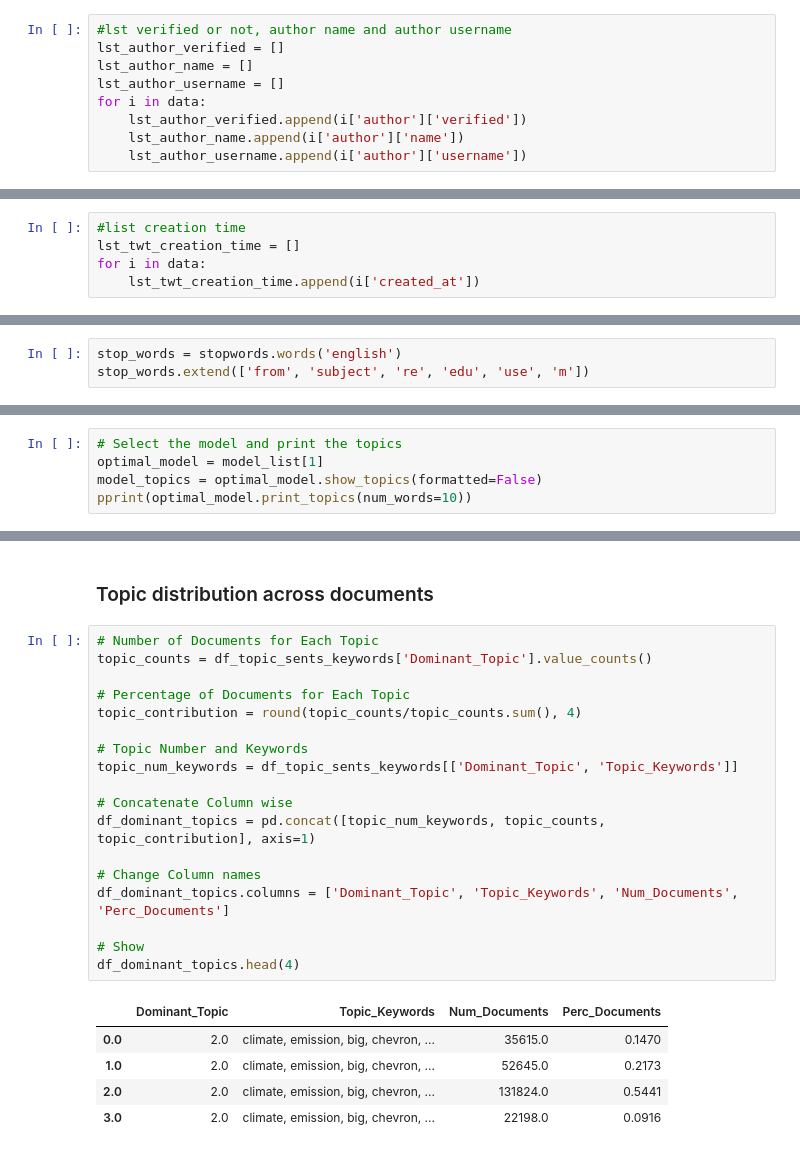
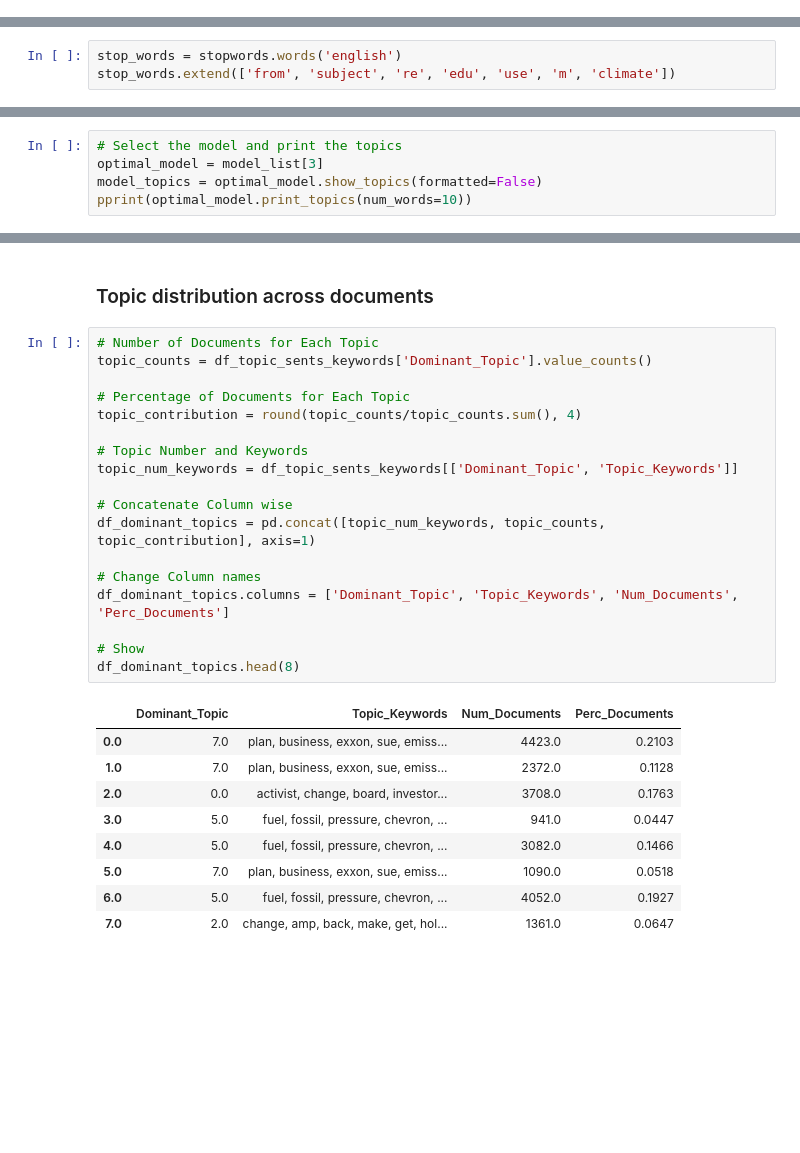
Before and after one commit to YunlouTeng/Climate-Change-Misinformation-project, a Jupyter notebook: exxon_mobil.ipynb, the cells around one changed output, grey strips where cells are left out. Cells and saved outputs as stored; diff of their text form; blank space fills up the shorter version.

```diff
--- a/exxon_mobil.ipynb
+++ b/exxon_mobil.ipynb
@@ -119,11 +141,2 @@ for i in data:
 # %% [markdown]
 There are too much info in author dictionary
-# %%
-#lst verified or not, author name and author username
-lst_author_verified = []
-lst_author_name = []
-lst_author_username = []
-for i in data:
-    lst_author_verified.append(i['author']['verified'])
-    lst_author_name.append(i['author']['name'])
-    lst_author_username.append(i['author']['username'])
@@ -130,7 +152,2 @@ for i in data:
 # %% [markdown]
  ##### Make creation time
-# %%
-#list creation time
-lst_twt_creation_time = []
-for i in data:
-    lst_twt_creation_time.append(i['created_at'])
@@ -234,7 +248,7 @@ print(trigram_mod[bigram_mod[tweet_words[0]]])
 ### Remove Stopwords, Make Bigrams and Lemmatize
 # %%
 stop_words = stopwords.words('english')
-stop_words.extend(['from', 'subject', 're', 'edu', 'use', 'm'])
+stop_words.extend(['from', 'subject', 're', 'edu', 'use', 'm', 'climate'])
 # %%
 # Define functions for stopwords, bigrams, trigrams and lemmatization
 def remove_stopwords(texts):
@@ -454,6 +467,6 @@ Num Topics = 18  has Coherence Value of 0.3423
 # %%
 # Select the model and print the topics
-optimal_model = model_list[1]
+optimal_model = model_list[3]
 model_topics = optimal_model.show_topics(formatted=False)
 pprint(optimal_model.print_topics(num_words=10))
 # %% [output]
@@ -569,24 +587,28 @@ sent_topics_sorteddf_mallet.head()
 # %%
 # Number of Documents for Each Topic
 topic_counts = df_topic_sents_keywords['Dominant_Topic'].value_counts()
 
 # Percentage of Documents for Each Topic
 topic_contribution = round(topic_counts/topic_counts.sum(), 4)
 
 # Topic Number and Keywords
 topic_num_keywords = df_topic_sents_keywords[['Dominant_Topic', 'Topic_Keywords']]
 
 # Concatenate Column wise
 df_dominant_topics = pd.concat([topic_num_keywords, topic_counts, topic_contribution], axis=1)
 
 # Change Column names
 df_dominant_topics.columns = ['Dominant_Topic', 'Topic_Keywords', 'Num_Documents', 'Perc_Documents']
 
 # Show
-df_dominant_topics.head(4)
+df_dominant_topics.head(8)
 # %% [output]
 |  | Dominant_Topic | Topic_Keywords | Num_Documents | Perc_Documents |
-| 0.0 | 2.0 | climate, emission, big, chevron, ... | 35615.0 | 0.1470 |
-| 1.0 | 2.0 | climate, emission, big, chevron, ... | 52645.0 | 0.2173 |
-| 2.0 | 2.0 | climate, emission, big, chevron, ... | 131824.0 | 0.5441 |
-| 3.0 | 2.0 | climate, emission, big, chevron, ... | 22198.0 | 0.0916 |
+| 0.0 | 7.0 | plan, business, exxon, sue, emiss... | 4423.0 | 0.2103 |
+| 1.0 | 7.0 | plan, business, exxon, sue, emiss... | 2372.0 | 0.1128 |
+| 2.0 | 0.0 | activist, change, board, investor... | 3708.0 | 0.1763 |
+| 3.0 | 5.0 | fuel, fossil, pressure, chevron, ... | 941.0 | 0.0447 |
+| 4.0 | 5.0 | fuel, fossil, pressure, chevron, ... | 3082.0 | 0.1466 |
+| 5.0 | 7.0 | plan, business, exxon, sue, emiss... | 1090.0 | 0.0518 |
+| 6.0 | 5.0 | fuel, fossil, pressure, chevron, ... | 4052.0 | 0.1927 |
+| 7.0 | 2.0 | change, amp, back, make, get, hol... | 1361.0 | 0.0647 |
```
Also changed, not shown: parts of 26 cells of this notebook.
